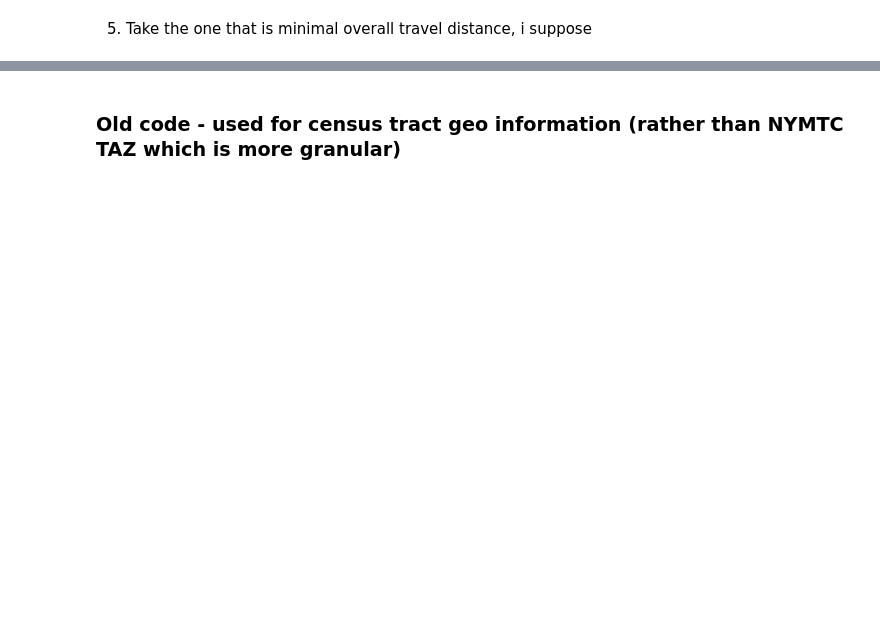
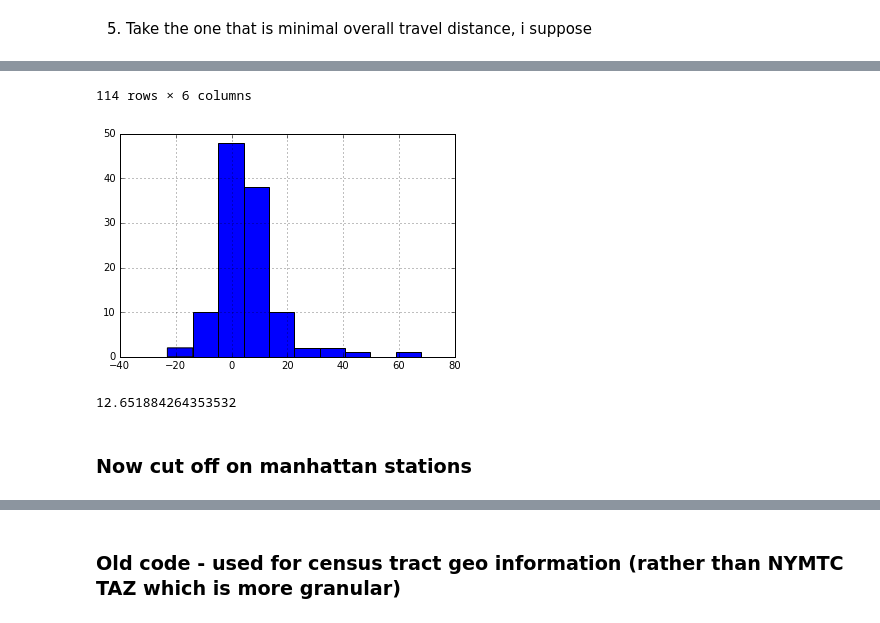
Before and after one commit to cmoscardi/subway_explore, a Jupyter notebook: routes.ipynb, the cells around one changed output, grey strips where cells are left out. Drawn from its saved outputs; the diff is of its cells as text; code cells hidden in the pictures; blank space fills up the shorter version.

```diff
--- a/routes.ipynb
+++ b/routes.ipynb
@@ -280,0 +221,9 @@ for ix, transfer in transfers.iterrows():
+# %%
+for _, t in final_trips.groupby("trip_id"):
+    prev_stop = None
+    route = t.route_id.iloc[0]
+    for _, stop in t.sort_values("stop_sequence").iterrows():
+        if prev_stop is not None:
+            diff = (stop["timestamp"] - prev_stop["timestamp"]).total_seconds()
+            graph.add_edge(stop.our_id, prev_stop.our_id, attr_dict={"weight": diff})
+        prev_stop = stop
@@ -338,0 +351,7 @@ stops_g.head()
+# %%
+optimal_stops["total_minutes"] = ((optimal_stops["total_seconds"] / 60.))
+
+optimal_stops["minutes_diff"] = (optimal_stops["TRPDUR"] - (optimal_stops["total_minutes"]))
+optimal_stops["minutes_diff"].hist()
+optimal_stops.sort_values("minutes_diff", ascending=False)[["stop_name_O", "stop_name_D", "total_minutes", "TRPDUR", "minutes_diff", "path"]]
+# %% [output]
@@ -338,0 +375,9 @@ stops_g.head()
+114 rows × 6 columns
+[figure, added]
+# %%
+rmse = np.sqrt(np.mean((optimal_stops["TRPDUR"] - optimal_stops["total_minutes"]) ** 2))
+rmse
+# %% [output]
+12.651884264353532
+# %% [markdown]
+### Now cut off on manhattan stations
```
Also changed, not shown: parts of 43 cells of this notebook.
